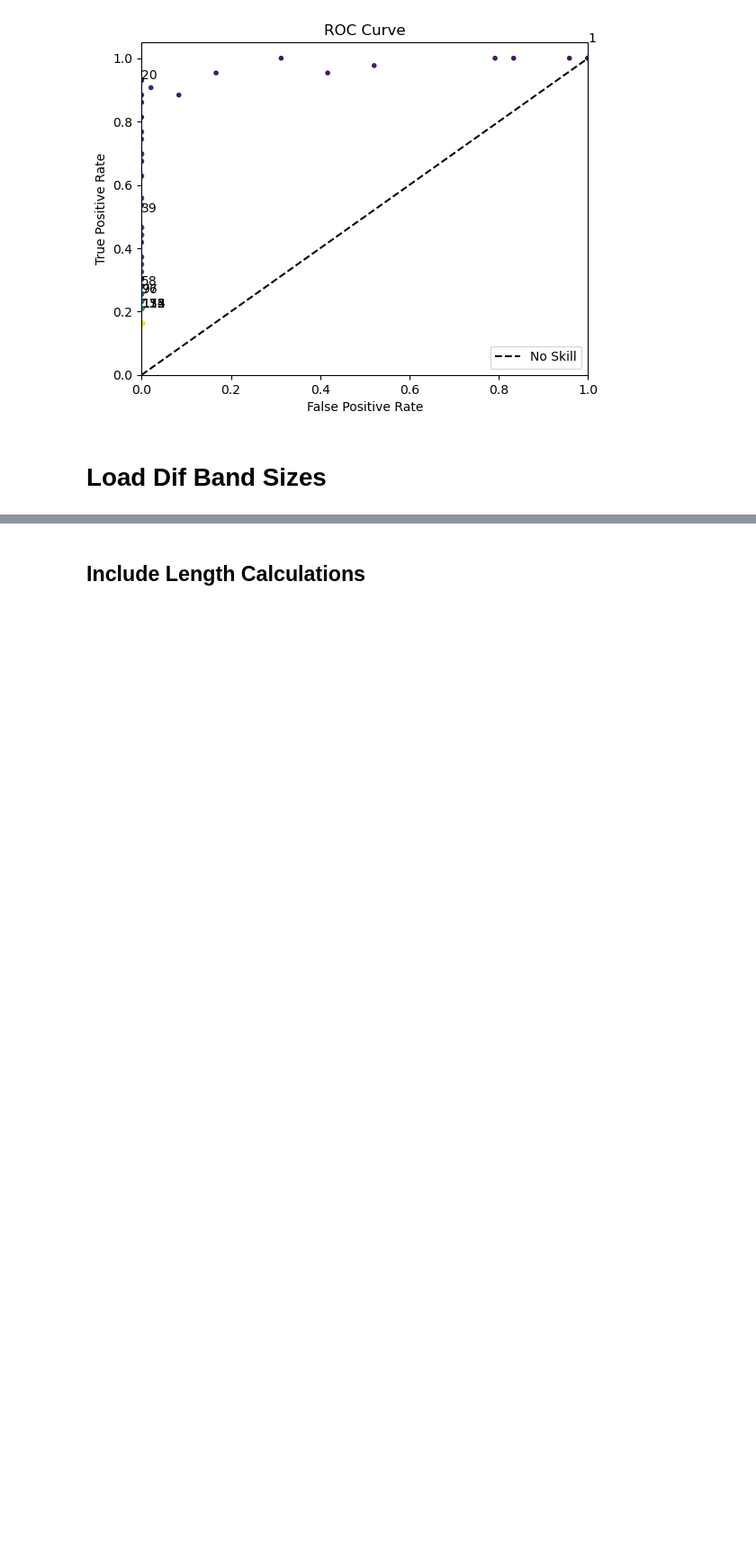
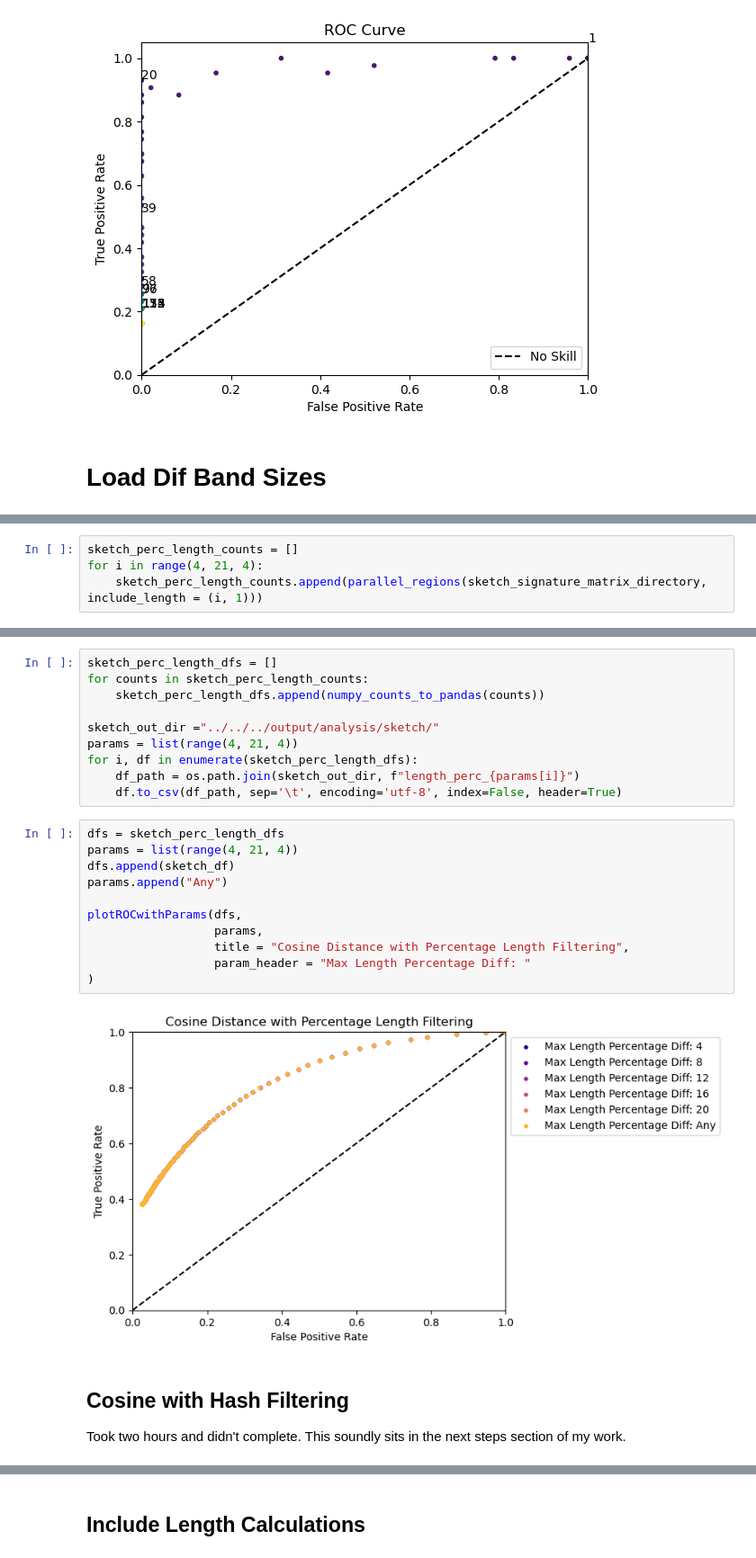
Before and after one commit to WillardFord/sv_merge, a Jupyter notebook: scripts/readFiltering/analysis/testBinning.ipynb, the cells around one changed output, grey strips where cells are left out. Shown at 90% size. Cells and saved outputs as stored; diff of their text form; blank space fills up the shorter version.

```diff
--- a/scripts/readFiltering/analysis/testBinning.ipynb
+++ b/scripts/readFiltering/analysis/testBinning.ipynb
@@ -675,0 +927,4 @@ def parallel_regions(signature_matrix_directory, band_sizes = range(1, 500), inc
+# %%
+sketch_perc_length_counts = []
+for i in range(4, 21, 4):
+    sketch_perc_length_counts.append(parallel_regions(sketch_signature_matrix_directory, include_length = (i, 1)))
@@ -675,0 +942,27 @@ def parallel_regions(signature_matrix_directory, band_sizes = range(1, 500), inc
+# %%
+sketch_perc_length_dfs = []
+for counts in sketch_perc_length_counts:
+    sketch_perc_length_dfs.append(numpy_counts_to_pandas(counts))
+
+sketch_out_dir ="../../../output/analysis/sketch/"
+params = list(range(4, 21, 4))
+for i, df in enumerate(sketch_perc_length_dfs):
+    df_path = os.path.join(sketch_out_dir, f"length_perc_{params[i]}")
+    df.to_csv(df_path, sep='\t', encoding='utf-8', index=False, header=True)
+# %%
+dfs = sketch_perc_length_dfs
+params = list(range(4, 21, 4))
+dfs.append(sketch_df)
+params.append("Any")
+
+plotROCwithParams(dfs,
+                  params,
+                  title = "Cosine Distance with Percentage Length Filtering",
+                  param_header = "Max Length Percentage Diff: "
+)
+# %% [output]
+[figure, added]
+# %% [markdown]
+## Cosine with Hash Filtering
+
+Took two hours and didn't complete. This soundly sits in the next steps section of my work.
```
Also changed, not shown: parts of 66 cells of this notebook, 4 other files.
